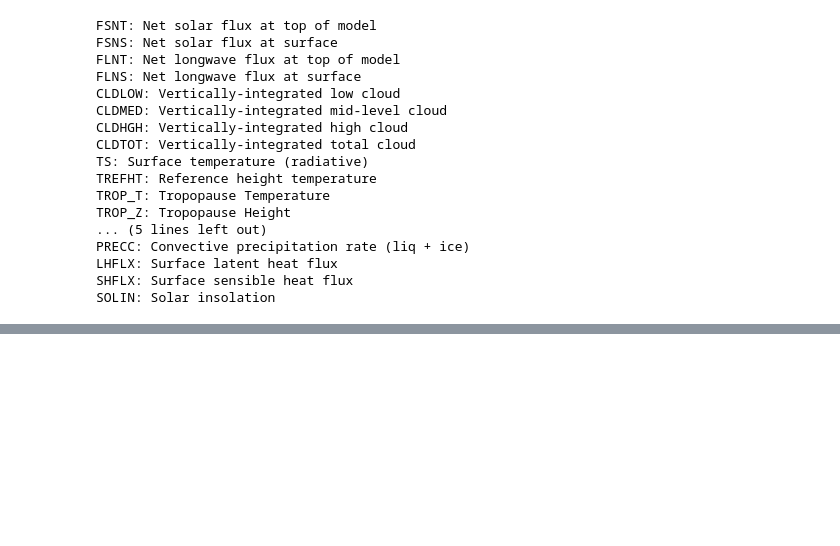
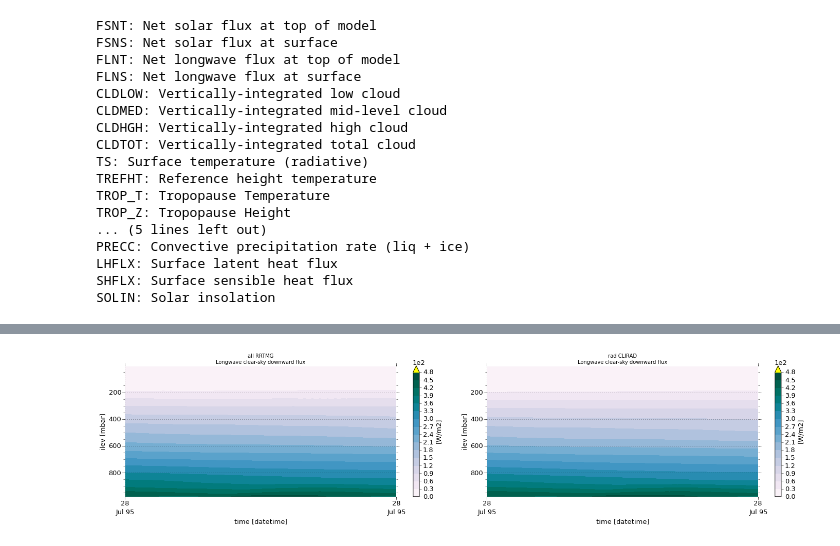
Before and after one commit to qAp/SCAM_radiation_notebooks, a Jupyter notebook: arm95_LWrrtmgclirad_SWrrtmgclirad.ipynb, the cells around one changed output, grey strips where cells are left out. Saved outputs shown, nothing was run; the diff lists cells and outputs as text; code cells hidden in the pictures; blank space fills up the shorter version.

Commit message:
ARM95 LWrrtmgclirad SWrrtmgclirad. add time-sliced plots

```diff
--- a/arm95_LWrrtmgclirad_SWrrtmgclirad.ipynb
+++ b/arm95_LWrrtmgclirad_SWrrtmgclirad.ipynb
@@ -726,0 +676,8 @@ sorad_direct_FDS_vs_camhist_FDS(d3sets)
+# %%
+def slice_in_time(cases, time = slice(None)):
+    return {casename: ds.sel(time = time) for casename, ds in cases.items()}
+# %%
+which_timeslice = '1995-07-28'
+
+d3sets_subtime = slice_in_time(d3sets, time = which_timeslice)
+diff_d3sets_subtime = slice_in_time(diff_d3sets, time = which_timeslice)
@@ -726,0 +720,4 @@ sorad_direct_FDS_vs_camhist_FDS(d3sets)
+# %%
+fig = climaviz.contourf_interest_for_all_cases(d3sets_subtime, interest = 'FDLC', cmap = plt.get_cmap('PuBuGn'))
+# %% [output]
+[figure, added]
```
Also changed, not shown: parts of 9 cells of this notebook.
